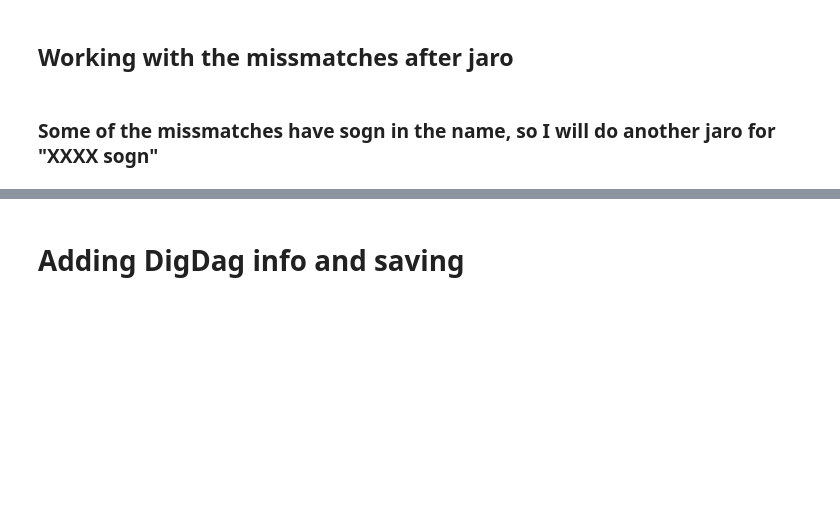
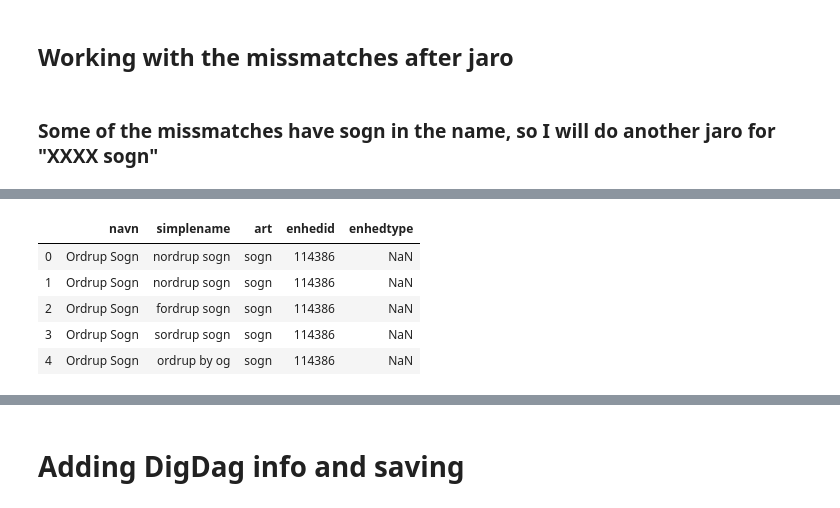
Before and after one commit to link-lives/city-standardization, a Jupyter notebook: birthplace_cleaning.ipynb, the cells around one changed output, grey strips where cells are left out. Drawn from its saved outputs; the diff is of its cells as text; code cells hidden in the pictures; blank space fills up the shorter version.

```diff
--- a/birthplace_cleaning.ipynb
+++ b/birthplace_cleaning.ipynb
@@ -527,20 +548,27 @@ distance_jaro.head()
 # %%
 #Getting the highest match for each Sogne and filtering threshold
 a = distance_jaro.idxmax().reset_index(name = 'potential_match')
 b = distance_jaro.max().reset_index(name='jaro')
 dfmap = a.merge(b, on='index').rename(columns={'index':'data_name'})
 dfmap.to_csv(out_folder+'mapping_birthplaces.tsv', sep='\t', index=False)
 dfmap = dfmap[dfmap.jaro.astype(float) >= THRESHOLD]
 dfmap.head()
 del a
 del b
 
 #Getting the mapped info into DigDag v2 (not really the v2)
-dd2 = dfmap.merge(dd[['navn','simplename', 'art', 'enhedid']].sort_values('art', ascending=False).drop_duplicates('simplename', keep='first'), left_on='potential_match', right_on='simplename')
-dd2['simplename'] = dd2['data_name']
-dd2 = dd2[['navn','enhedid','art','simplename']]
-dd2 = pd.concat([dd2[['navn','simplename', 'art', 'enhedid']], dd], sort=False) #putting together
-dd2.head()
+dd3 = dfmap.merge(dd2[['navn','simplename', 'art', 'enhedid']].sort_values('art', ascending=False).drop_duplicates('simplename', keep='first'), left_on='potential_match', right_on='simplename')
+dd3['simplename'] = dd3['data_name']
+dd3 = dd2[['navn','enhedid','art','simplename']]
+dd3 = pd.concat([dd2[['navn','simplename', 'art', 'enhedid']], dd], sort=False) #putting together
+dd3.head()
+# %% [output]
+|  | navn | simplename | art | enhedid | enhedtype |
+| 0 | Ordrup Sogn | nordrup sogn | sogn | 114386 | NaN |
+| 1 | Ordrup Sogn | nordrup sogn | sogn | 114386 | NaN |
+| 2 | Ordrup Sogn | fordrup sogn | sogn | 114386 | NaN |
+| 3 | Ordrup Sogn | sordrup sogn | sogn | 114386 | NaN |
+| 4 | Ordrup Sogn | ordrup by og | sogn | 114386 | NaN |
 # %%
 # Starting again with the merges
 out = out_list.merge(dd2, left_on=focus_column+'_data', right_on='simplename', how='left')
```
Also changed, not shown: parts of 12 cells of this notebook.
